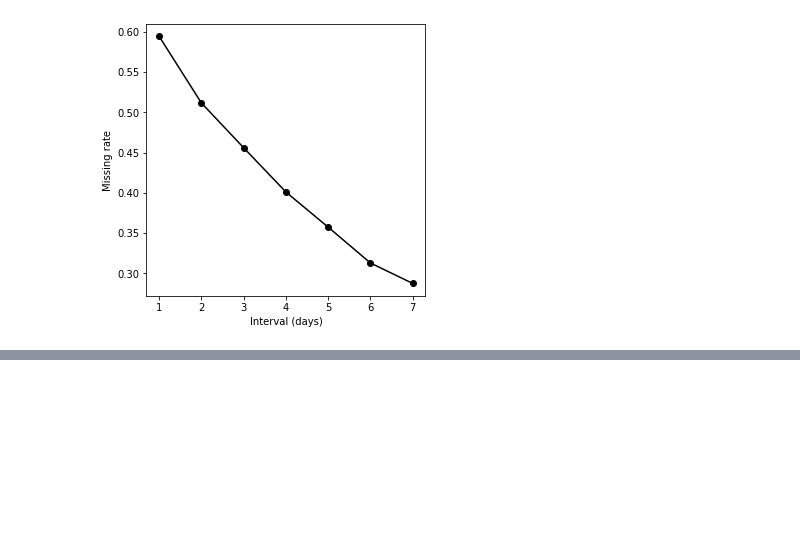
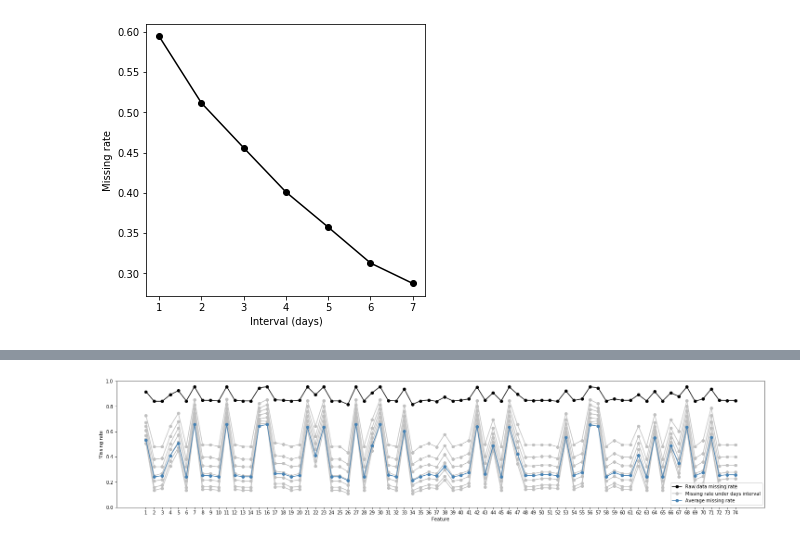
Before and after one commit to hsd1503/covid19_rnn, a Jupyter notebook: DataProcess.ipynb, the cells around one changed output, grey strips where cells are left out. Cells and saved outputs as stored; diff of their text form; code cells hidden in the pictures; blank space fills up the shorter version.

```diff
--- a/DataProcess.ipynb
+++ b/DataProcess.ipynb
@@ -266,0 +273,7 @@ plt.savefig('missing_rate.jpg', dpi=300)
+# %%
+missing_count=[0.0]*74
+for index, row in data_df.iterrows():
+    for i in range(6,80):
+        if(np.isnan(row[i])):
+            missing_count[i-6]=missing_count[i-6]+1
+feature_missing_rate=  [a/data_df.shape[0] for a in missing_count]
@@ -266,0 +298,13 @@ plt.savefig('missing_rate.jpg', dpi=300)
+# %%
+# interval day1 -day8
+o_columns=data_df.columns.values.tolist()[6:]
+fmrs=[]
+for i in range(1,8):
+    df=read_data_with_interval(i,data_df,o_columns)
+    mr=feature_missing_rate_byinterval(df)
+    fmrs.append(mr)
+feature_missing_rate.extend(fmrs)
+# %%
+o_columns=data_df.columns.values.tolist()[6:]
+feature_missing_rate_df = pd.DataFrame(columns =o_columns)
+for i in range(len(fmr)): feature_missing_rate_df.loc[i]= feature_missing_rate[i]
@@ -266,0 +323,27 @@ plt.savefig('missing_rate.jpg', dpi=300)
+# %%
+avg_feature_missing_rate=[]
+for i in range(len(feature_missing_rate[0])):
+    a=0
+    for j in range(1,8):
+        a=a+feature_missing_rate[j][i]
+    avg_feature_missing_rate.append(a/8.0)
+# %%
+plt.figure(figsize=(25,5))
+x=[ i for i in range(1,75)]
+plt.plot(x,feature_missing_rate[0],c='black',marker='o',label='Raw data missing rate ')
+plt.plot(x,feature_missing_rate[1],c='silver',marker='o')
+plt.plot(x,feature_missing_rate[2],c='silver',marker='o')
+plt.plot(x,feature_missing_rate[3],c='silver',marker='o')
+plt.plot(x,feature_missing_rate[4],c='silver',marker='o')
+plt.plot(x,feature_missing_rate[5],c='silver',marker='o')
+plt.plot(x,feature_missing_rate[6],c='silver',marker='o')
+plt.plot(x,feature_missing_rate[7],c='silver',marker='o',label='Missing rate under days interval')
+plt.plot(x,avg_feature_missing_rate,c='steelblue',marker='o',label='Average missing rate')
+plt.xlabel('Feature')
+plt.ylabel('Missing rate')
+plt.gca().set_ylim(0,1)
+plt.xticks(x)
+plt.legend(loc='lower right')
+plt.savefig('feature_missing_rate.jpg', dpi=300)
+# %% [output]
+[figure, added]
```
Also changed, not shown: parts of 14 cells of this notebook.
